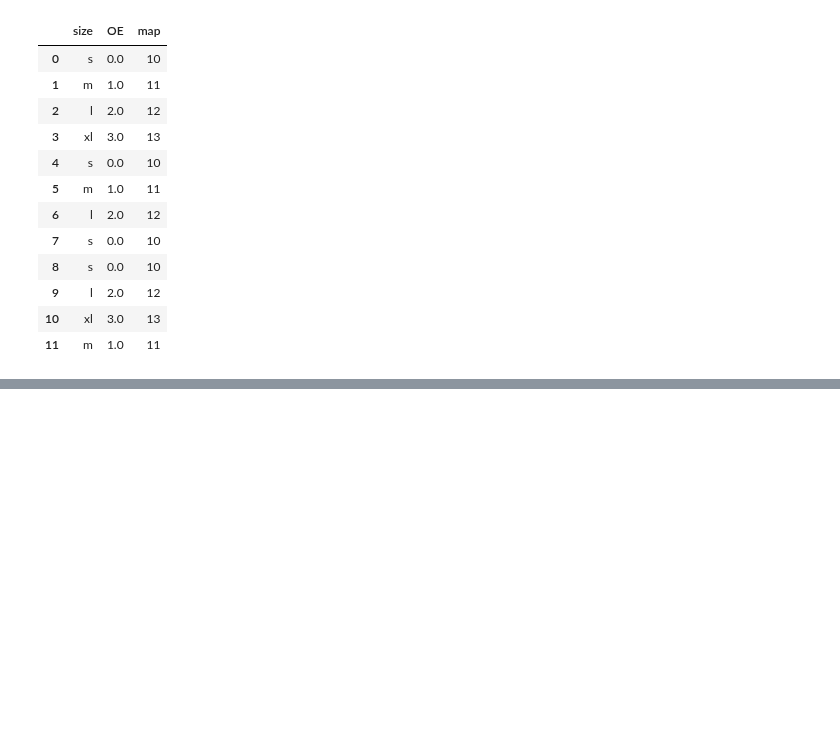
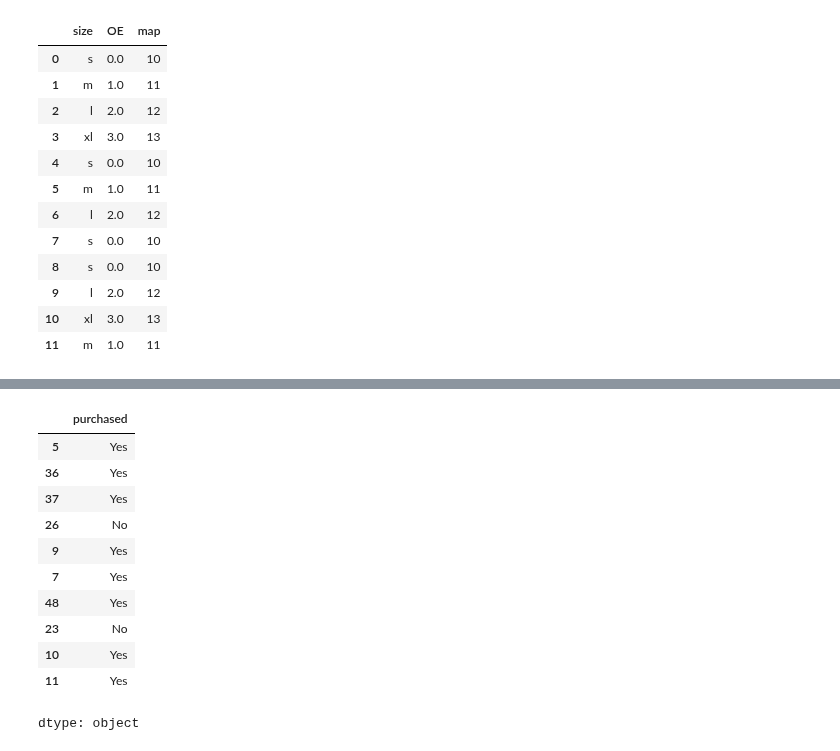
Before and after one commit to Ankitapaul1234/gc_ml, a Jupyter notebook: Encoding.ipynb, the cells around one changed output, grey strips where cells are left out. Saved outputs shown, nothing was run; the diff lists cells and outputs as text; code cells hidden in the pictures; blank space fills up the shorter version.

```diff
--- a/Encoding.ipynb
+++ b/Encoding.ipynb
@@ -115,0 +158,15 @@ df_O
+# %%
+y_test
+# %% [output]
+|  | purchased |
+| 5 | Yes |
+| 36 | Yes |
+| 37 | Yes |
+| 26 | No |
+| 9 | Yes |
+| 7 | Yes |
+| 48 | Yes |
+| 23 | No |
+| 10 | Yes |
+| 11 | Yes |
+dtype: object
```
Also changed, not shown: parts of 20 cells of this notebook.
